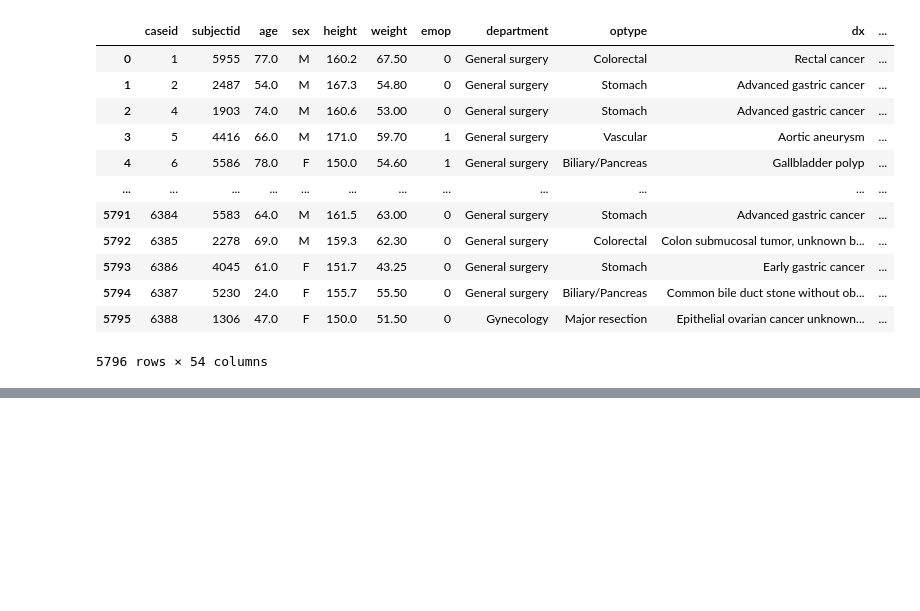
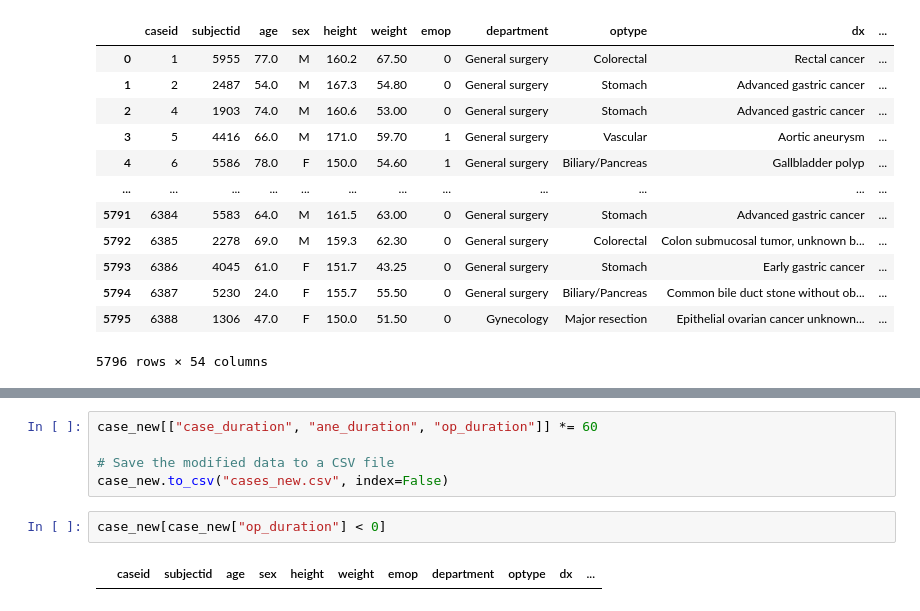
Before and after one commit to AncientAbacus/Project-4, a Jupyter notebook: EDA.ipynb, the cells around one changed output, grey strips where cells are left out. Saved outputs shown, nothing was run; the diff lists cells and outputs as text; blank space fills up the shorter version.

```diff
--- a/EDA.ipynb
+++ b/EDA.ipynb
@@ -433,0 +491,9 @@ merged_df
+# %%
+case_new[["case_duration", "ane_duration", "op_duration"]] *= 60
+
+# Save the modified data to a CSV file
+case_new.to_csv("cases_new.csv", index=False)
+# %%
+case_new[case_new["op_duration"] < 0]
+# %% [output]
+|  | caseid | subjectid | age | sex | height | weight | emop | department | optype | dx | ... |
```
Also changed, not shown: parts of 7 cells of this notebook, 5 other files.
